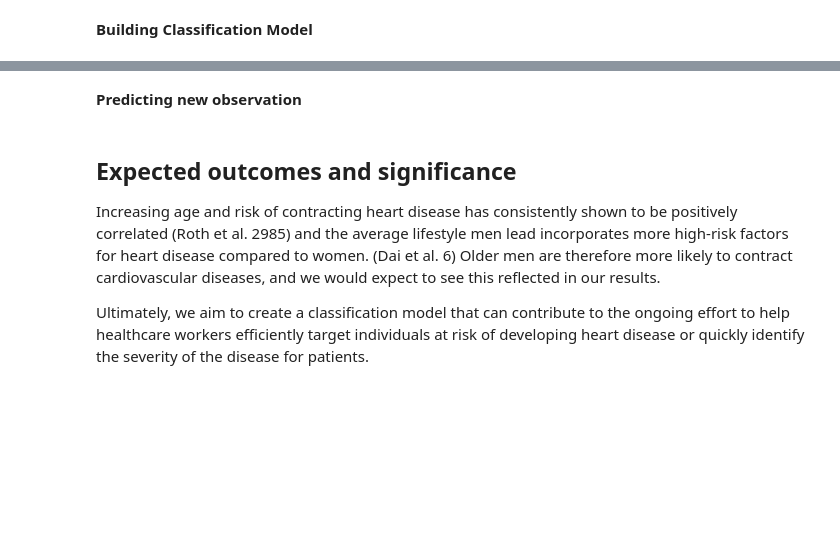
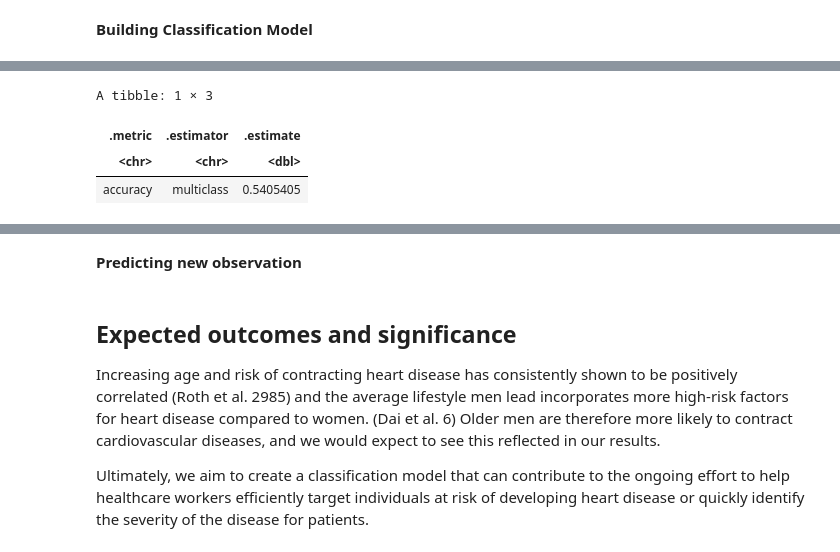
Before and after one commit to Wuliao-mao/DSCI-Project-10, a Jupyter notebook: Final Project.ipynb, the cells around one changed output, grey strips where cells are left out. Saved outputs shown, nothing was run; the diff lists cells and outputs as text; code cells hidden in the pictures; blank space fills up the shorter version.

```diff
--- a/Final Project.ipynb
+++ b/Final Project.ipynb
@@ -413,9 +416,9 @@ age_vs_rbps_plot
 # %%
 heart_vfold <- vfold_cv(patients_train, v=5, strata = num)
 # %%
-heart_recipe <- recipe(num~. , data = patients_train) %>%
+heart_recipe <- recipe(num ~ chol + age + trestbps, data = patients_train) %>%
     step_scale(all_predictors()) %>%
-    step_center(all_predictors)
+    step_center(all_predictors())
 # %%
 knn_tune <- nearest_neighbor(weight_func = "rectangular", neighbors = tune()) %>%
     set_engine("kknn") %>%
@@ -461,4 +463,5 @@ accuracy_vs_k
 # %%
 chosen_n <- arrange(accuracies, by = desc(mean)) %>%
             slice(1) %>%
-            pull(mean)
+            pull(neighbors)
+chosen_n
@@ -465,7 +470,7 @@ chosen_n <- arrange(accuracies, by = desc(mean)) %>%
 # %% [markdown]
 **Building Classification Model**
 # %%
-knn_spec <- nearest_neighbor(weight_func = "rectangular", neighbors = chose_n) %>%
+knn_spec <- nearest_neighbor(weight_func = "rectangular", neighbors = chosen_n) %>%
     set_engine("kknn") %>%
     set_mode("classification")
 
@@ -481,4 +497,10 @@ patients_test_predictions
 # %%
-patients_test_predictions <- metrics(truth = num, estimate = .pred_class) %>%
+patients_test_predictions_accuracy <- metrics(patients_test_predictions, truth = num, estimate = .pred_class) %>%
                              filter(.metric == "accuracy")
+patients_test_predictions_accuracy
+# %% [output]
+A tibble: 1 × 3
+| .metric | .estimator | .estimate |
+| <chr> | <chr> | <dbl> |
+| accuracy | multiclass | 0.5405405 |
 # %%
```
Also changed, not shown: parts of 12 cells of this notebook.
